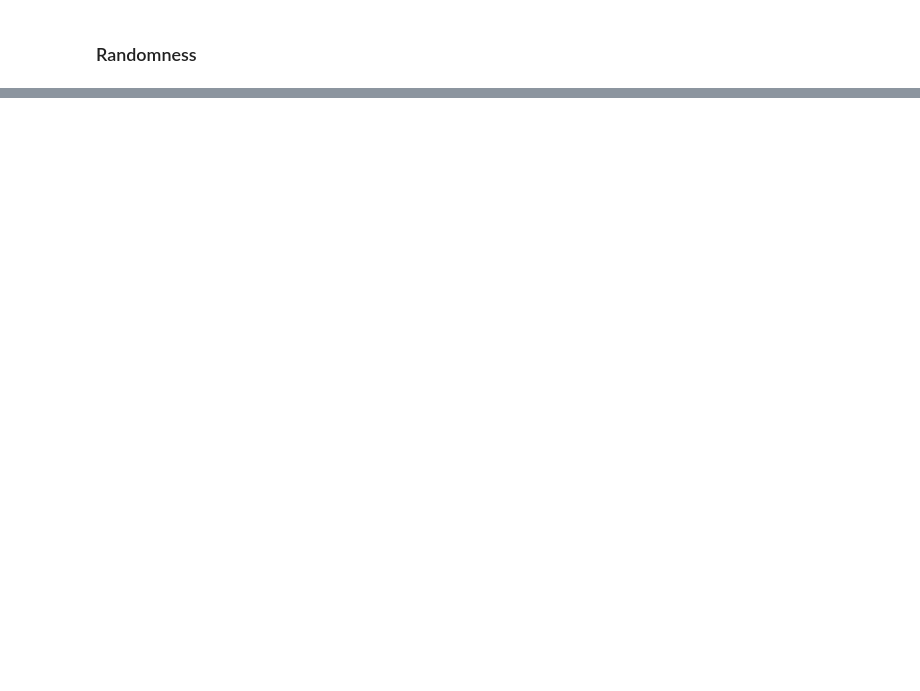
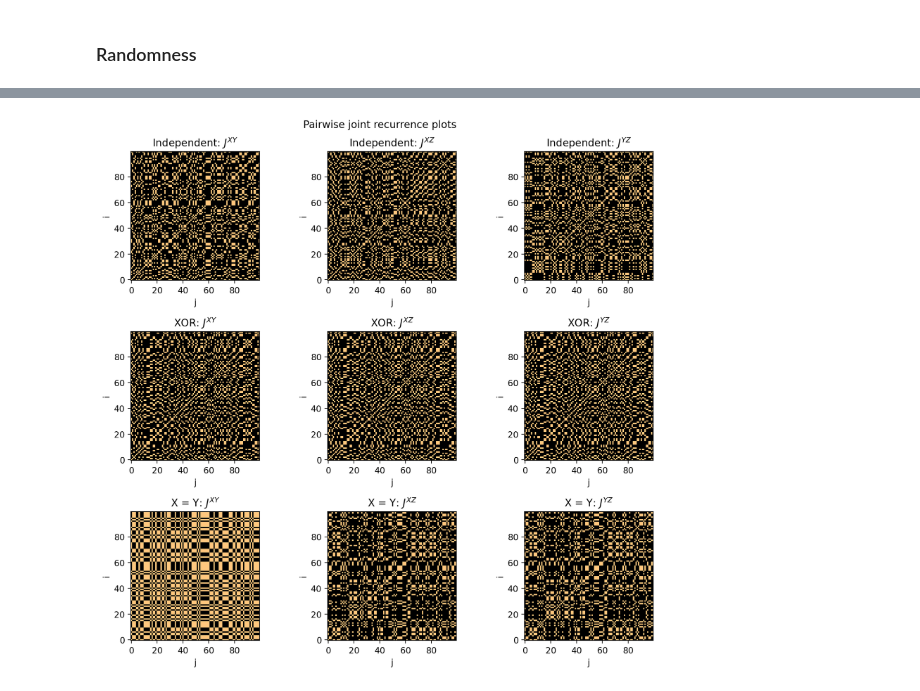
Before and after one commit to Anastasios-Vlachmpeis/Recurrence-Plot-Research, a Jupyter notebook: ResearchBook.ipynb, the cells around one changed output, grey strips where cells are left out. Cells and saved outputs as stored; diff of their text form; code cells hidden in the pictures; blank space fills up the shorter version.

Commit message:
pairwise rp concept walkthrough

```diff
--- a/ResearchBook.ipynb
+++ b/ResearchBook.ipynb
@@ -194,0 +316,18 @@ plt.show()
+# %%
+pairwise = []
+for RX, RY, RZ in individual:
+    pairwise.append((RX & RY, RX & RZ, RY & RZ))
+
+show_grid(
+    pairwise,
+    list(models),
+    ["$J^{XY}$", "$J^{XZ}$", "$J^{YZ}$"],
+    "Pairwise joint recurrence plots"
+)
+
+print("XOR: JXY equals JXZ?", np.array_equal(pairwise[1][0], pairwise[1][1]))
+print("XOR: JXY equals JYZ?", np.array_equal(pairwise[1][0], pairwise[1][2]))
+print("X = Y: JXY equals RX?", np.array_equal(pairwise[2][0], individual[2][0]))
+print("X = Y: JXZ equals JYZ?", np.array_equal(pairwise[2][1], pairwise[2][2]))
+# %% [output]
+[figure, added]
```
Also changed, not shown: parts of 19 cells of this notebook, 1 other file.
